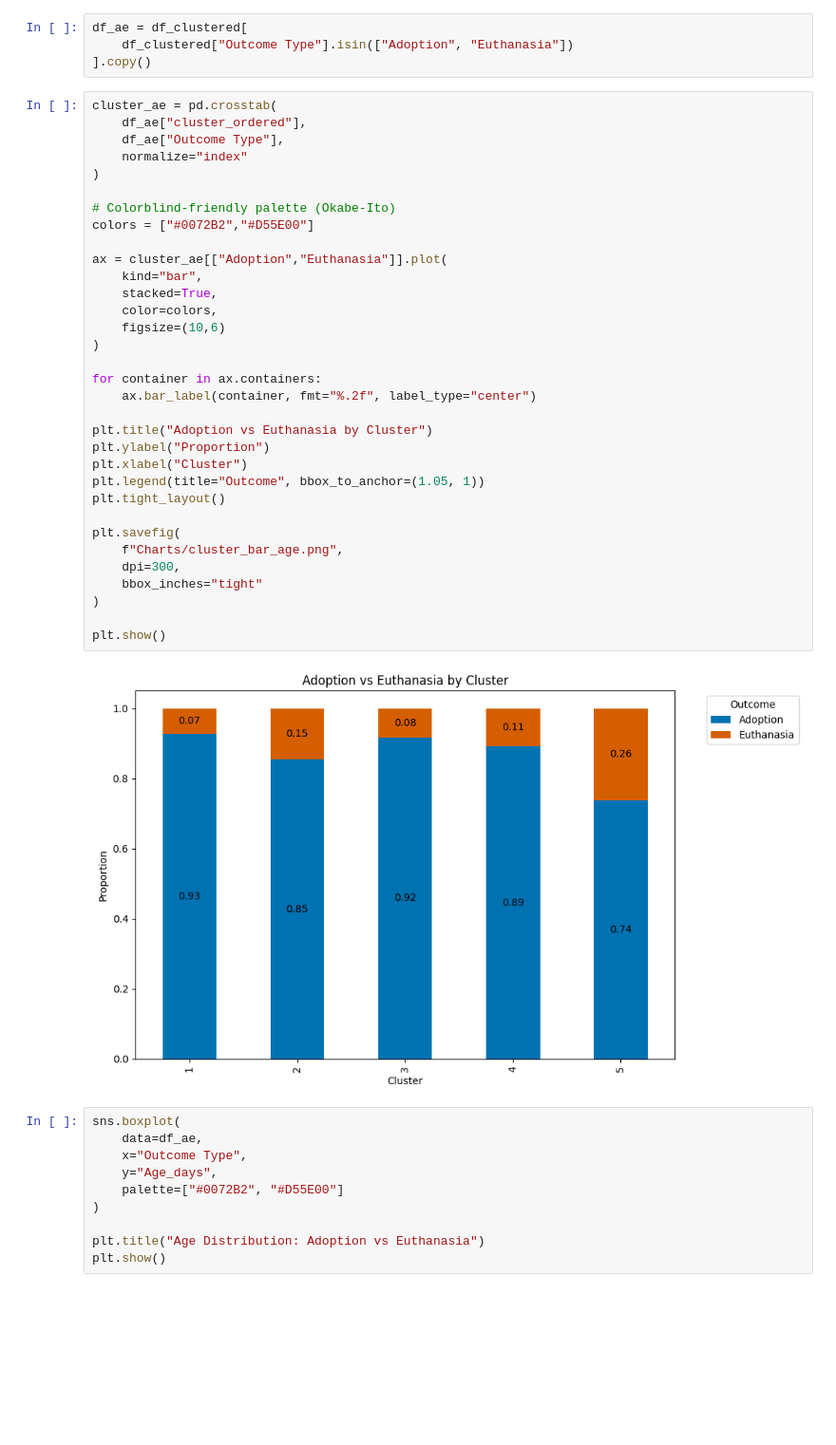
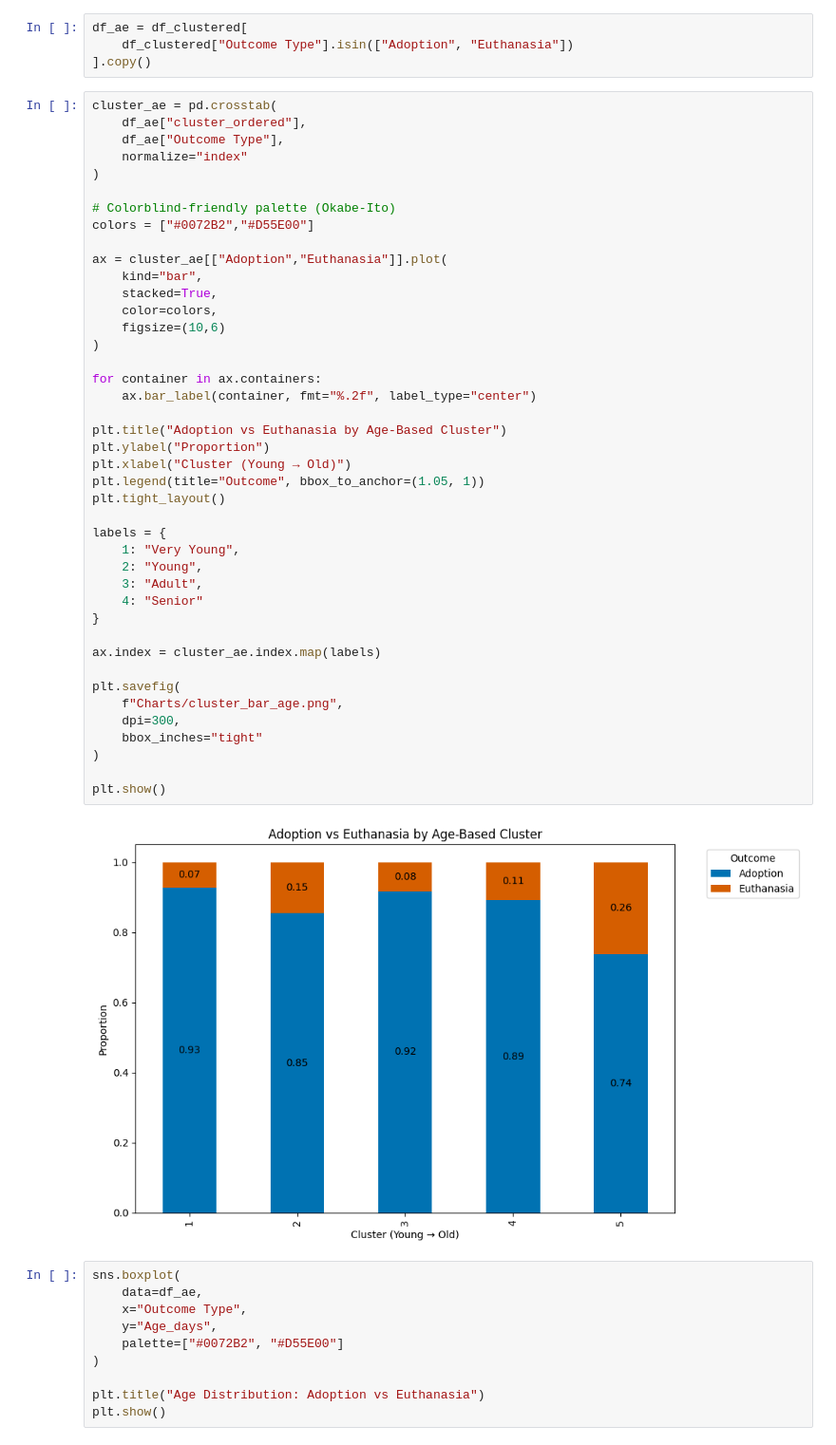
Before and after one commit to afiscl/csci3343-animal-shelter-project, a Jupyter notebook: cluster_factors.ipynb, the cells around one changed output. Shown at 95% size. Drawn from its saved outputs; the diff is of its cells as text; blank space fills up the shorter version.

Commit message:
more charts'

```diff
--- a/cluster_factors.ipynb
+++ b/cluster_factors.ipynb
@@ -170,36 +170,45 @@ cluster_ae = pd.crosstab(
     df_ae["cluster_ordered"],
     df_ae["Outcome Type"],
     normalize="index"
 )
 
 # Colorblind-friendly palette (Okabe-Ito)
 colors = ["#0072B2","#D55E00"]
 
 ax = cluster_ae[["Adoption","Euthanasia"]].plot(
     kind="bar",
     stacked=True,
     color=colors,
     figsize=(10,6)
 )
 
 for container in ax.containers:
     ax.bar_label(container, fmt="%.2f", label_type="center")
 
-plt.title("Adoption vs Euthanasia by Cluster")
+plt.title("Adoption vs Euthanasia by Age-Based Cluster")
 plt.ylabel("Proportion")
-plt.xlabel("Cluster")
+plt.xlabel("Cluster (Young → Old)")
 plt.legend(title="Outcome", bbox_to_anchor=(1.05, 1))
 plt.tight_layout()
+
+labels = {
+    1: "Very Young",
+    2: "Young",
+    3: "Adult",
+    4: "Senior"
+}
+
+ax.index = cluster_ae.index.map(labels)
 
 plt.savefig(
     f"Charts/cluster_bar_age.png",
     dpi=300,
     bbox_inches="tight"
 )
 
 plt.show()
 # %% [output]
-[figure, old version]
+[figure, new version]
 # %%
 sns.boxplot(
     data=df_ae,
```
Also changed, not shown: parts of 6 cells of this notebook, 3 other files.
